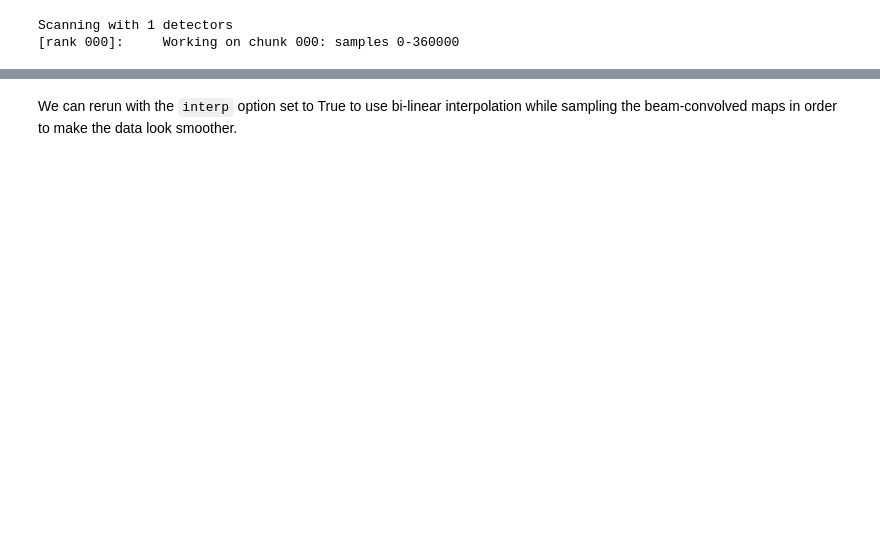
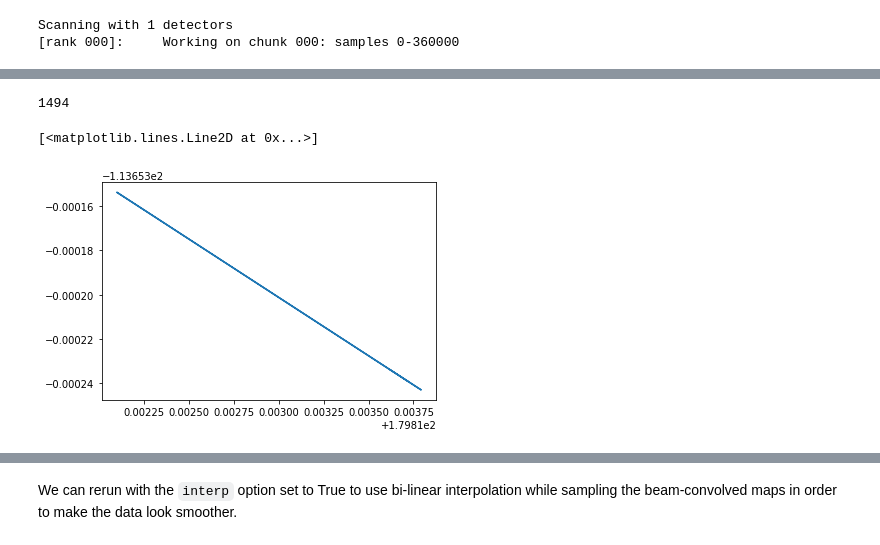
Before and after one commit to AdriJD/beamconv, a Jupyter notebook: notebooks/introduction.ipynb, the cells around one changed output, grey strips where cells are left out. Cells and saved outputs as stored; diff of their text form; code cells hidden in the pictures; blank space fills up the shorter version.

```diff
--- a/notebooks/introduction.ipynb
+++ b/notebooks/introduction.ipynb
@@ -136,0 +151,11 @@ ax.plot(tod_raw[:500])
+# %%
+pix = S.data(S.chunks[0], beam=beam, data_type='pix')
+pa = S.data(S.chunks[0], beam=beam, data_type='pa')
+tod = S.data(S.chunks[0], beam=beam, data_type='tod')
+common_pix = np.bincount(pix).argmax()
+print(tod[pix == common_pix].size)
+plt.plot(pa[pix == common_pix], tod[pix == common_pix])
+# %% [output]
+1494
+[<matplotlib.lines.Line2D at 0x...>]
+[figure, added]
```
Also changed, not shown: parts of 18 cells of this notebook, 3 other files.
